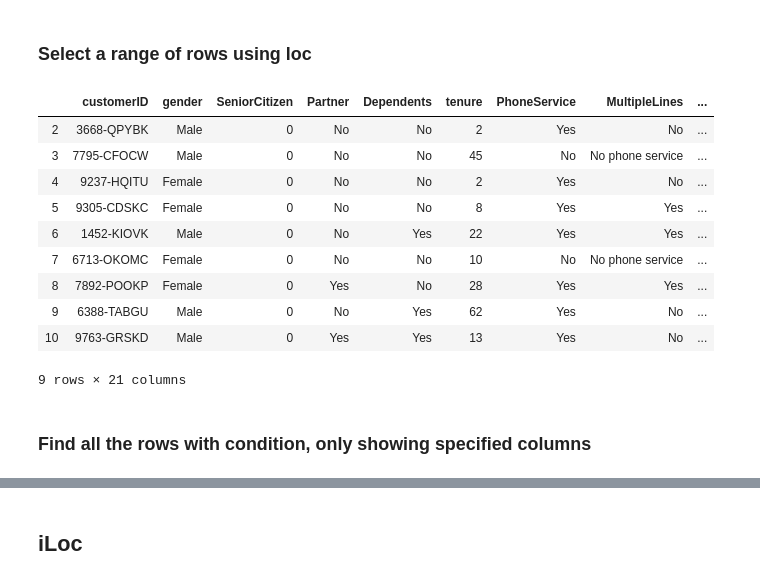
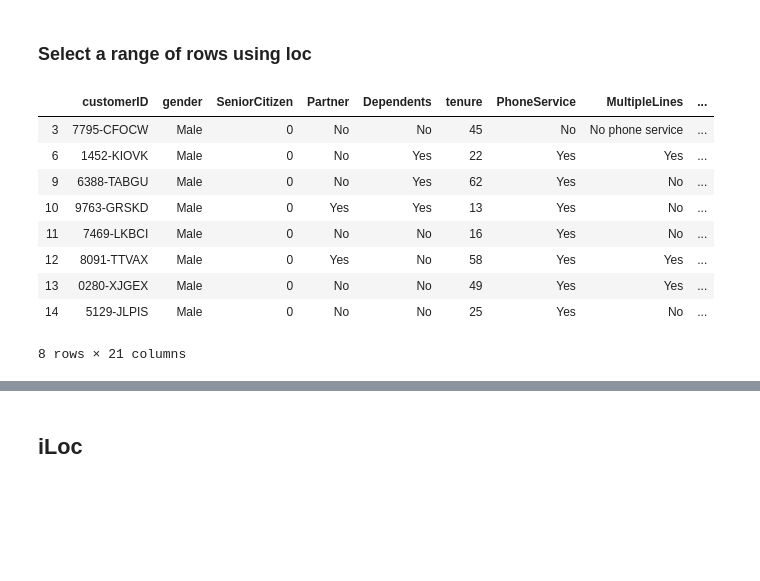
Before and after one commit to sdman135/Pandas_practice, a Jupyter notebook: Self Practice.ipynb, the cells around one changed output, grey strips where cells are left out. Drawn from its saved outputs; the diff is of its cells as text; code cells hidden in the pictures; blank space fills up the shorter version.

```diff
--- a/Self Practice.ipynb
+++ b/Self Practice.ipynb
@@ -629,18 +714,15 @@ df.loc[(df.PhoneService=='Yes')&(df.MultipleLines=='Yes')].head(100)
 # %% [markdown]
 ### Select a range of rows using loc
 # %%
-df.loc[2:10]
+df.loc[df.gender=="Male"][2:10]
 # %% [output]
 |  | customerID | gender | SeniorCitizen | Partner | Dependents | tenure | PhoneService | MultipleLines | ... |
-| 2 | 3668-QPYBK | Male | 0 | No | No | 2 | Yes | No | ... |
 | 3 | 7795-CFOCW | Male | 0 | No | No | 45 | No | No phone service | ... |
-| 4 | 9237-HQITU | Female | 0 | No | No | 2 | Yes | No | ... |
-| 5 | 9305-CDSKC | Female | 0 | No | No | 8 | Yes | Yes | ... |
 | 6 | 1452-KIOVK | Male | 0 | No | Yes | 22 | Yes | Yes | ... |
-| 7 | 6713-OKOMC | Female | 0 | No | No | 10 | No | No phone service | ... |
-| 8 | 7892-POOKP | Female | 0 | Yes | No | 28 | Yes | Yes | ... |
 | 9 | 6388-TABGU | Male | 0 | No | Yes | 62 | Yes | No | ... |
 | 10 | 9763-GRSKD | Male | 0 | Yes | Yes | 13 | Yes | No | ... |
+| 11 | 7469-LKBCI | Male | 0 | No | No | 16 | Yes | No | ... |
+| 12 | 8091-TTVAX | Male | 0 | Yes | No | 58 | Yes | Yes | ... |
+| 13 | 0280-XJGEX | Male | 0 | No | No | 49 | Yes | Yes | ... |
+| 14 | 5129-JLPIS | Male | 0 | No | No | 25 | Yes | No | ... |
-9 rows × 21 columns
+8 rows × 21 columns
-# %% [markdown]
-### Find all the rows with condition, only showing specified columns
```
Also changed, not shown: parts of 7 cells of this notebook.
